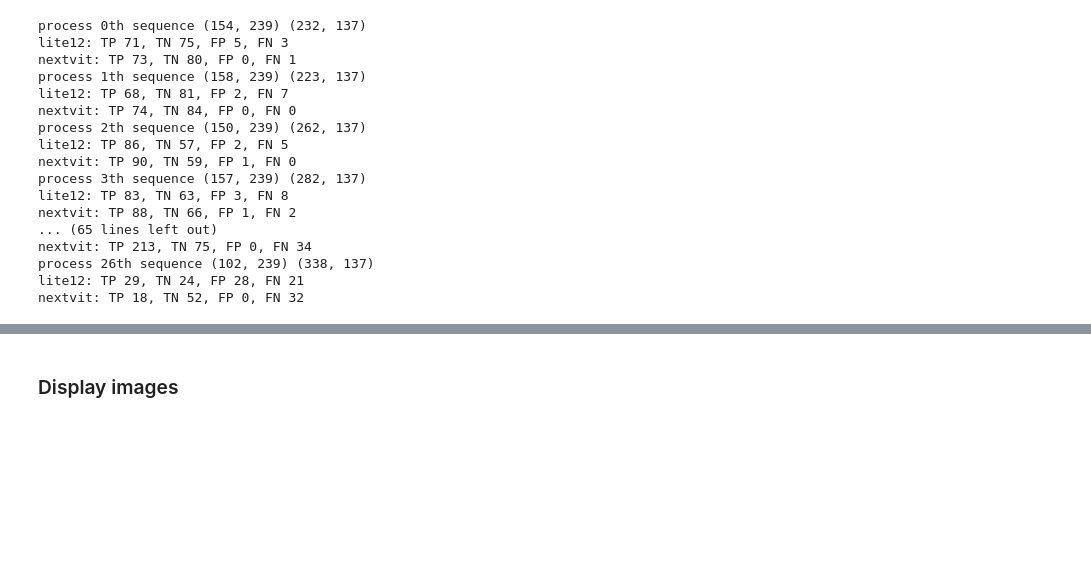
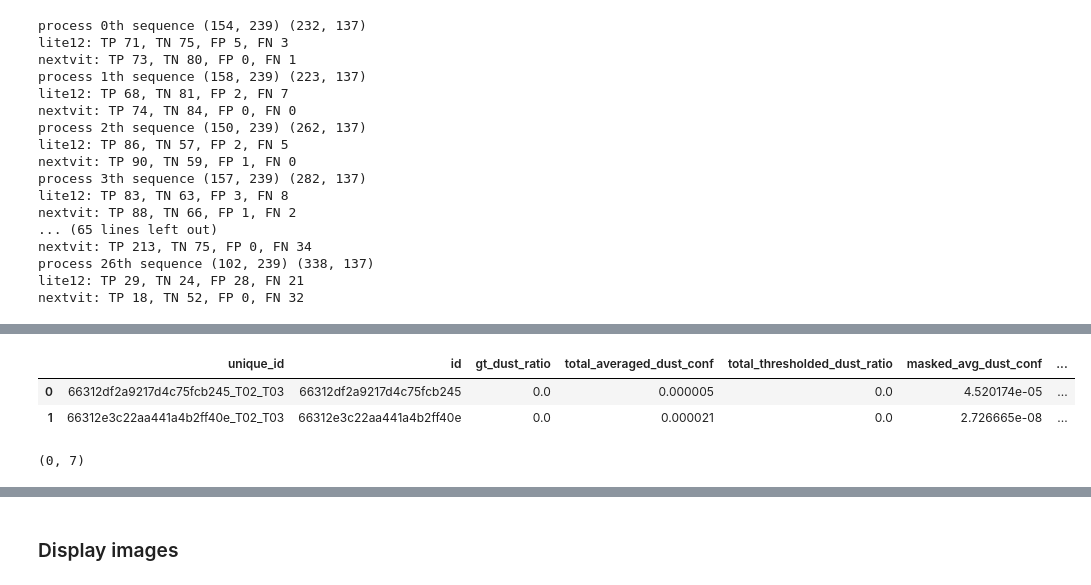
Before and after one commit to liyubrt/notebooks, a Jupyter notebook: dust_analysis_halo/dust_analysis.ipynb, the cells around one changed output, grey strips where cells are left out. Cells and saved outputs as stored; diff of their text form; code cells hidden in the pictures; blank space fills up the shorter version.

```diff
--- a/dust_analysis_halo/dust_analysis.ipynb
+++ b/dust_analysis_halo/dust_analysis.ipynb
@@ -219,0 +268,10 @@ nextvit: TP 18, TN 52, FP 0, FN 32
+# %%
+dust_df.head(2)
+# %% [output]
+|  | unique_id | id | gt_dust_ratio | total_averaged_dust_conf | total_thresholded_dust_ratio | masked_avg_dust_conf | ... |
+| 0 | 66312df2a9217d4c75fcb245_T02_T03 | 66312df2a9217d4c75fcb245 | 0.0 | 0.000005 | 0.0 | 4.520174e-05 | ... |
+| 1 | 66312e3c22aa441a4b2ff40e_T02_T03 | 66312e3c22aa441a4b2ff40e | 0.0 | 0.000021 | 0.0 | 2.726665e-08 | ... |
+# %%
+dust_df[dust_df.total_averaged_dust_conf > 0.15].shape
+# %% [output]
+(0, 7)
```
Also changed, not shown: parts of 22 cells of this notebook, 1 other file.
